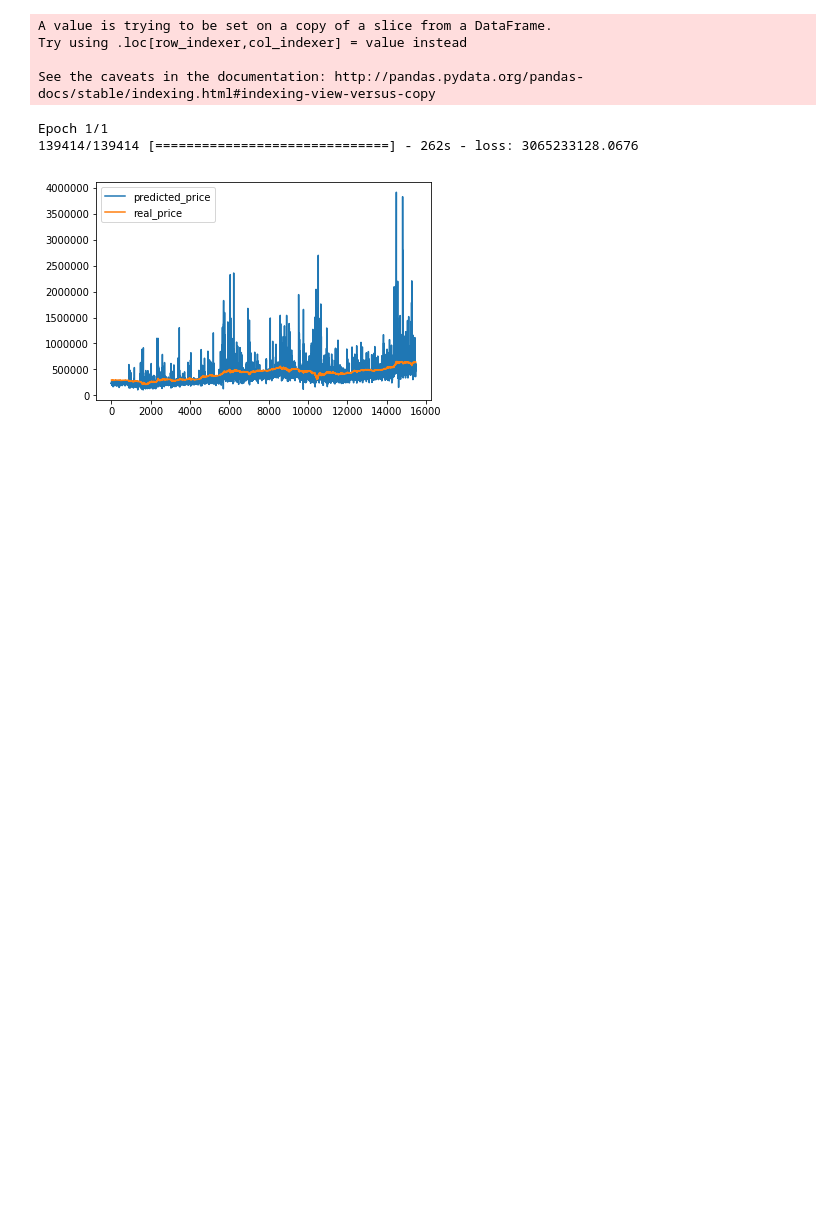
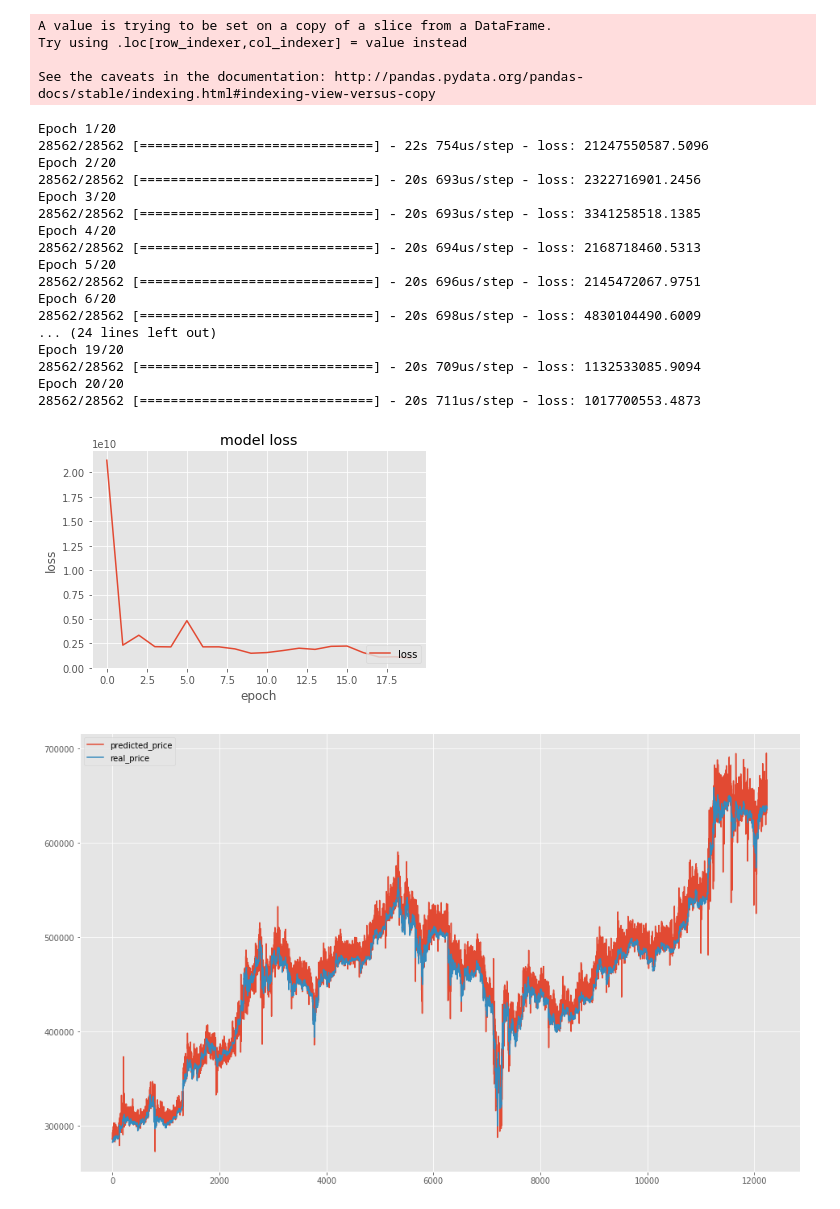
Before and after one commit to Shikugawa/CryptoCurrencyPredictor, a Jupyter notebook: src/train_lstm_price.ipynb, the cells around one changed output. Saved outputs shown, nothing was run; the diff lists cells and outputs as text; code cells hidden in the pictures; blank space fills up the shorter version.

```diff
--- a/src/train_lstm_price.ipynb
+++ b/src/train_lstm_price.ipynb
@@ -1,12 +1,17 @@
 # %%
 from keras.models import Sequential
 from keras.layers import Dense, Dropout
+from keras import regularizers
 from keras.layers.recurrent import LSTM
+from sklearn.metrics import mean_absolute_error
 import matplotlib.pyplot as plt
 import pandas as pd
 import numpy as np
 import datetime
 import re
+
+%matplotlib inline
+plt.style.use('ggplot')
 
 class TechnicalTerm():
     @classmethod
@@ -58,14 +63,15 @@ def create_data(data, label_data, term):
     label = np.reshape(np.array(label), (-1, ))
     return np.array(created_data), label
 
-def split_data(train, label, testing_rate=0.9):
+def split_data(train, label, testing_rate=0.7):
     train_x, test_x = train[1:int(len(train) * testing_rate)], train[1 + int(len(train) * testing_rate):len(train)]
-    train_y, test_y = label[1:int(len(label) * 0.9)], label[1 + int(len(label) * 0.9):len(label)]
+    train_y, test_y = label[1:int(len(label) * testing_rate)], label[1 + int(len(label) * testing_rate):len(label)]
     return train_x, train_y, test_x, test_y
 
 def training(x_train, y_train, x_test, y_test, term, option_length, neurons=128, dropout=0.25, epoch=20):
     model = Sequential()
-    model.add(LSTM(neurons, batch_input_shape=(None, term, option_length), activation='relu'))
+    model.add(LSTM(neurons, batch_input_shape=(None, term, option_length),
+                   recurrent_regularizer=regularizers.l2(0.), activation='relu'))
     model.add(Dropout(dropout))
     model.add(Dense(1, activation='linear'))
 
@@ -81,10 +87,19 @@ def training(x_train, y_train, x_test, y_test, term, option_length, neurons=128,
             'predicted_price': np.reshape(predicted_price, (-1, ))
         }
     )
-    datas.plot()
+
+    plt.plot(output.history['loss'])
+    plt.title('model loss')
+    plt.xlabel('epoch')
+    plt.ylabel('loss')
+    plt.legend(['loss'], loc='lower right')
+
+    datas.plot(figsize=(16, 10))
     plt.show()
+    print(mean_absolute_error(np.reshape(y_test, (-1, )),
+                             np.reshape(predicted_price, (-1, ))))
 
-raw_data = pd.read_csv("../coincheck.csv").dropna()
+raw_data = pd.read_csv("../coin.csv").dropna()
 
 # append hour
 hour = []
@@ -99,34 +114,50 @@ raw_data = raw_data.drop(["Timestamp"], axis=1)
 # append bolinger band
 raw_data = TechnicalTerm.bolinger_band(raw_data)
 # append conversion line
 raw_data = TechnicalTerm.conversion(raw_data)
 
 options = ["Open", "High", "Low", "Close", "Volume_(BTC)", "Volume_(Currency)", "Hour",
            "bolinger_upper1", "bolinger_lower1", "bolinger_upper2", "bolinger_lower2", "conversion"]
 df_train = raw_data[options]
 df_label = raw_data[["Weighted_Price"]]
 term = 10
 
 x_train, y_train, x_test, y_test = split_data(df_train, df_label)
 
 # ----train data noramlization---------
 x_train = x_train[options].values
 y_train = y_train.values
 x_train, y_train = create_data(x_train, y_train, term)
 # -------------------------------------
 
 # ----train data noramlization---------
 x_test = x_test[options].values
 y_test = y_test.values
 x_test, y_test = create_data(x_test, y_test, term)
 # -------------------------------------
 
-training(x_train, y_train, x_test, y_test, term, len(options), neurons=128, dropout=0.25, epoch=1)
+training(x_train, y_train, x_test, y_test, term, len(options), neurons=128, dropout=0.25, epoch=20)
 # %% [output]
 A value is trying to be set on a copy of a slice from a DataFrame.
 Try using .loc[row_indexer,col_indexer] = value instead
 
 See the caveats in the documentation: http://pandas.pydata.org/pandas-docs/stable/indexing.html#indexing-view-versus-copy
-Epoch 1/1
-139414/139414 [==============================] - 262s - loss: 3065233128.0676
+Epoch 1/20
+28562/28562 [==============================] - 22s 754us/step - loss: 21247550587.5096
+Epoch 2/20
+28562/28562 [==============================] - 20s 693us/step - loss: 2322716901.2456
+Epoch 3/20
+28562/28562 [==============================] - 20s 693us/step - loss: 3341258518.1385
+Epoch 4/20
+28562/28562 [==============================] - 20s 694us/step - loss: 2168718460.5313
+Epoch 5/20
+28562/28562 [==============================] - 20s 696us/step - loss: 2145472067.9751
+Epoch 6/20
+28562/28562 [==============================] - 20s 698us/step - loss: 4830104490.6009
+... (24 lines left out)
+Epoch 19/20
+28562/28562 [==============================] - 20s 709us/step - loss: 1132533085.9094
+Epoch 20/20
+28562/28562 [==============================] - 20s 711us/step - loss: 1017700553.4873
-[figure, old version]
+[figure, new version]
+[figure, added]
```
Also changed, not shown: 3 other files.
